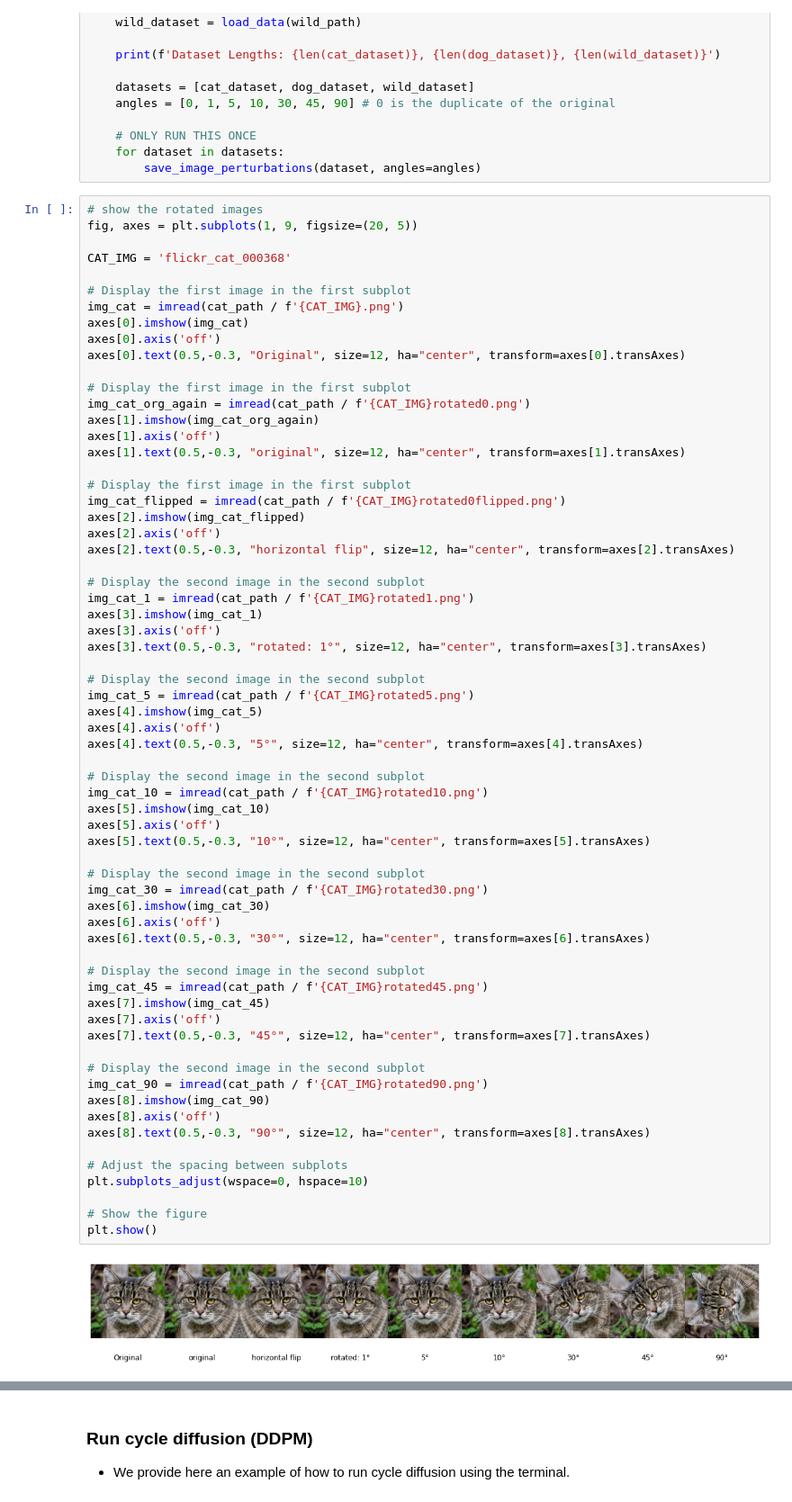
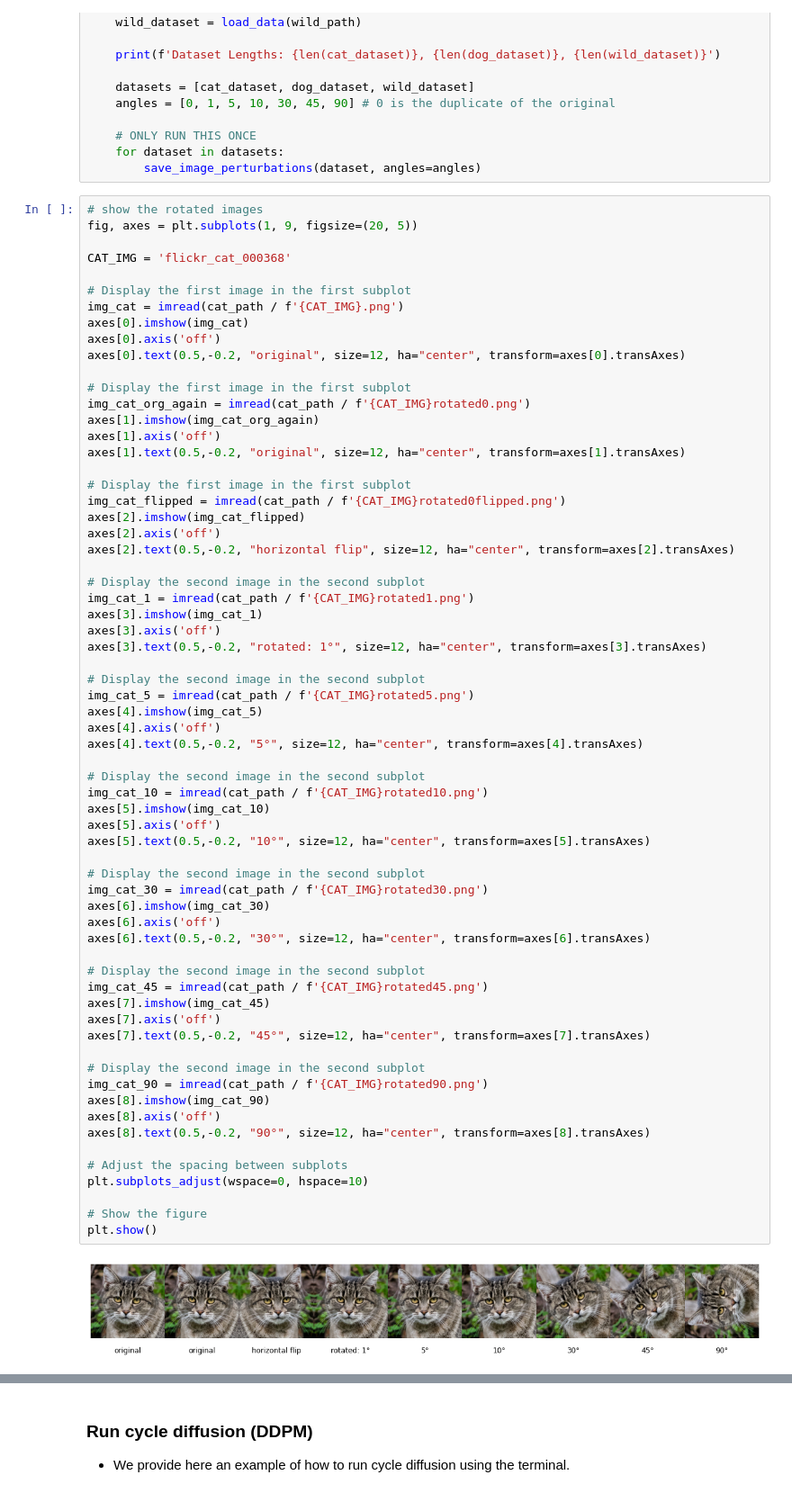
Before and after one commit to Alonixs/cycle-diffusion-group12, a Jupyter notebook: demos/RQ1_2.ipynb, the cells around one changed output, grey strips where cells are left out. Shown: that part at 90% size. Drawn from its saved outputs; the diff is of its cells as text.

```diff
--- a/demos/RQ1_2.ipynb
+++ b/demos/RQ1_2.ipynb
@@ -118,60 +118,60 @@ CAT_IMG = 'flickr_cat_000368'
 img_cat = imread(cat_path / f'{CAT_IMG}.png')
 axes[0].imshow(img_cat)
 axes[0].axis('off')
-axes[0].text(0.5,-0.3, "Original", size=12, ha="center", transform=axes[0].transAxes)
+axes[0].text(0.5,-0.2, "original", size=12, ha="center", transform=axes[0].transAxes)
 
 # Display the first image in the first subplot
 img_cat_org_again = imread(cat_path / f'{CAT_IMG}rotated0.png')
 axes[1].imshow(img_cat_org_again)
 axes[1].axis('off')
-axes[1].text(0.5,-0.3, "original", size=12, ha="center", transform=axes[1].transAxes)
+axes[1].text(0.5,-0.2, "original", size=12, ha="center", transform=axes[1].transAxes)
 
 # Display the first image in the first subplot
 img_cat_flipped = imread(cat_path / f'{CAT_IMG}rotated0flipped.png')
 axes[2].imshow(img_cat_flipped)
 axes[2].axis('off')
-axes[2].text(0.5,-0.3, "horizontal flip", size=12, ha="center", transform=axes[2].transAxes)
+axes[2].text(0.5,-0.2, "horizontal flip", size=12, ha="center", transform=axes[2].transAxes)
 
 # Display the second image in the second subplot
 img_cat_1 = imread(cat_path / f'{CAT_IMG}rotated1.png')
 axes[3].imshow(img_cat_1)
 axes[3].axis('off')
-axes[3].text(0.5,-0.3, "rotated: 1°", size=12, ha="center", transform=axes[3].transAxes)
+axes[3].text(0.5,-0.2, "rotated: 1°", size=12, ha="center", transform=axes[3].transAxes)
 
 # Display the second image in the second subplot
 img_cat_5 = imread(cat_path / f'{CAT_IMG}rotated5.png')
 axes[4].imshow(img_cat_5)
 axes[4].axis('off')
-axes[4].text(0.5,-0.3, "5°", size=12, ha="center", transform=axes[4].transAxes)
+axes[4].text(0.5,-0.2, "5°", size=12, ha="center", transform=axes[4].transAxes)
 
 # Display the second image in the second subplot
 img_cat_10 = imread(cat_path / f'{CAT_IMG}rotated10.png')
 axes[5].imshow(img_cat_10)
 axes[5].axis('off')
-axes[5].text(0.5,-0.3, "10°", size=12, ha="center", transform=axes[5].transAxes)
+axes[5].text(0.5,-0.2, "10°", size=12, ha="center", transform=axes[5].transAxes)
 
 # Display the second image in the second subplot
 img_cat_30 = imread(cat_path / f'{CAT_IMG}rotated30.png')
 axes[6].imshow(img_cat_30)
 axes[6].axis('off')
-axes[6].text(0.5,-0.3, "30°", size=12, ha="center", transform=axes[6].transAxes)
+axes[6].text(0.5,-0.2, "30°", size=12, ha="center", transform=axes[6].transAxes)
 
 # Display the second image in the second subplot
 img_cat_45 = imread(cat_path / f'{CAT_IMG}rotated45.png')
 axes[7].imshow(img_cat_45)
 axes[7].axis('off')
-axes[7].text(0.5,-0.3, "45°", size=12, ha="center", transform=axes[7].transAxes)
+axes[7].text(0.5,-0.2, "45°", size=12, ha="center", transform=axes[7].transAxes)
 
 # Display the second image in the second subplot
 img_cat_90 = imread(cat_path / f'{CAT_IMG}rotated90.png')
 axes[8].imshow(img_cat_90)
 axes[8].axis('off')
-axes[8].text(0.5,-0.3, "90°", size=12, ha="center", transform=axes[8].transAxes)
+axes[8].text(0.5,-0.2, "90°", size=12, ha="center", transform=axes[8].transAxes)
 
 # Adjust the spacing between subplots
 plt.subplots_adjust(wspace=0, hspace=10)
 
 # Show the figure
 plt.show()
 # %% [output]
-[figure, old version]
+[figure, new version]
```
Also changed, not shown: parts of 1 cell of this notebook, 13 other files.
